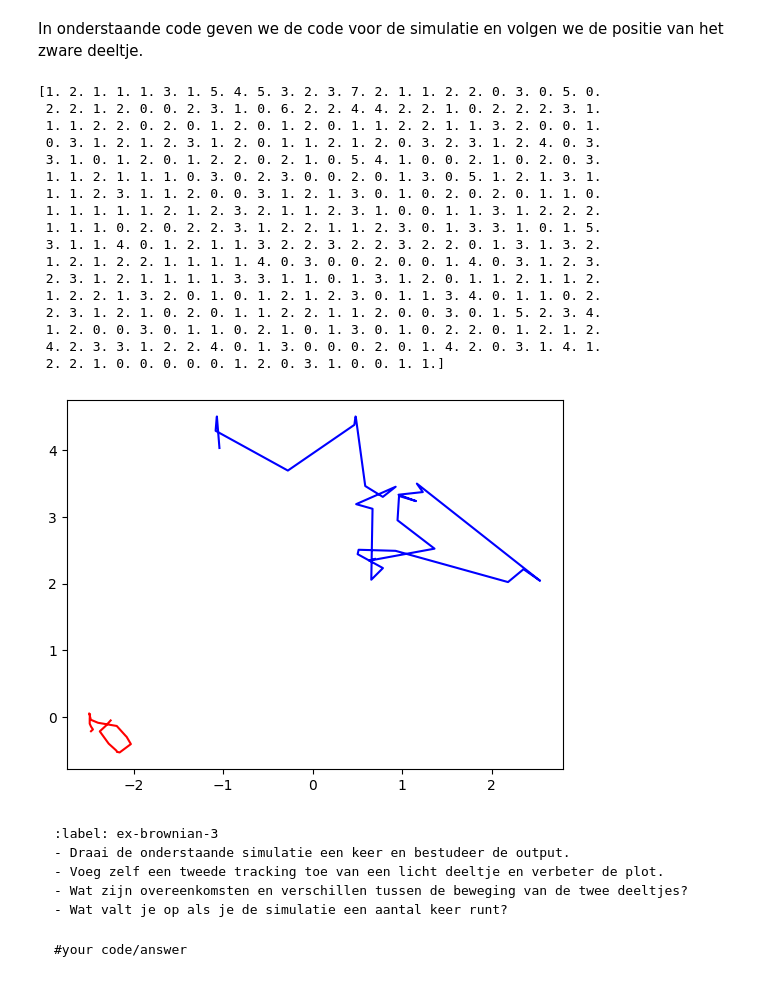
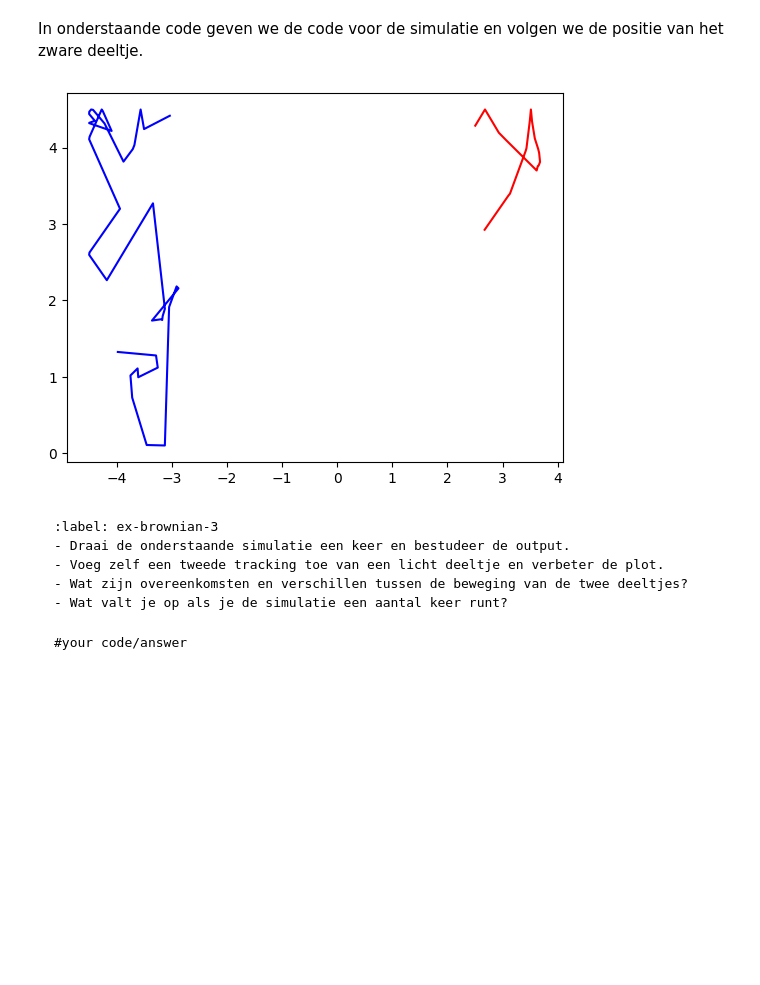
Before and after one commit to Toomab/warme-dynamica, a Jupyter notebook: Content/PySim/4_brownianmotion.ipynb, the cells around one changed output. Saved outputs shown, nothing was run; the diff lists cells and outputs as text; code cells hidden in the pictures; blank space fills up the shorter version.

````diff
--- a/Content/PySim/4_brownianmotion.ipynb
+++ b/Content/PySim/4_brownianmotion.ipynb
@@ -173,66 +175,40 @@ track_y = []
 track_x1 = []
 track_y1 = []
 
 #your code/answer
 
 #your code/answer
 
 #your code/answer
 t = 400
 
-# for i in range(t+1):
-# #your code/answer
+for i in range(t+1):
+#your code/answer
 
-#     for p in particles:
-#         p.update_position()    # Update positie
-#         p.boxcollision()         # Wandbotsing werkt per deeltje
+    for p in particles:
+        p.update_position()    # Update positie
+        p.boxcollision()         # Wandbotsing werkt per deeltje
 
-#     handle_collisions(particles)
-collision_counts = np.zeros(t+1)
-
-for step in range(t+1):
-    for p in particles:
-        p.update_position()
-        p.boxcollision()
-
-    collision_counts[step] = handle_collisions(particles)
+    handle_collisions(particles)
 
 #your code/answer
 
     track_x.append(particles[N-1].r[0])
     track_y.append(particles[N-1].r[1])
     track_x1.append(particles[0].r[0])
     track_y1.append(particles[0].r[1])
 
 #your code/answer
-print(collision_counts)
 
 plt.figure()
 plt.plot(track_x,track_y,'r')
 plt.plot(track_x1,track_y1,'b')
 plt.show()
 
 #het lichte deeltje legt meestal meer afstand af, en die baan heeft scherpere hoeken omdat die meer door botsingen wordt beinvloed
 #het valt me op hoe weinig ze in aanraking komen met elkaar (maar eens in de 20 keer dat ik het run)
 # %% [output]
-[1. 2. 1. 1. 1. 3. 1. 5. 4. 5. 3. 2. 3. 7. 2. 1. 1. 2. 2. 0. 3. 0. 5. 0.
- 2. 2. 1. 2. 0. 0. 2. 3. 1. 0. 6. 2. 2. 4. 4. 2. 2. 1. 0. 2. 2. 2. 3. 1.
- 1. 1. 2. 2. 0. 2. 0. 1. 2. 0. 1. 2. 0. 1. 1. 2. 2. 1. 1. 3. 2. 0. 0. 1.
- 0. 3. 1. 2. 1. 2. 3. 1. 2. 0. 1. 1. 2. 1. 2. 0. 3. 2. 3. 1. 2. 4. 0. 3.
- 3. 1. 0. 1. 2. 0. 1. 2. 2. 0. 2. 1. 0. 5. 4. 1. 0. 0. 2. 1. 0. 2. 0. 3.
- 1. 1. 2. 1. 1. 1. 0. 3. 0. 2. 3. 0. 0. 2. 0. 1. 3. 0. 5. 1. 2. 1. 3. 1.
- 1. 1. 2. 3. 1. 1. 2. 0. 0. 3. 1. 2. 1. 3. 0. 1. 0. 2. 0. 2. 0. 1. 1. 0.
- 1. 1. 1. 1. 1. 2. 1. 2. 3. 2. 1. 1. 2. 3. 1. 0. 0. 1. 1. 3. 1. 2. 2. 2.
- 1. 1. 1. 0. 2. 0. 2. 2. 3. 1. 2. 2. 1. 1. 2. 3. 0. 1. 3. 3. 1. 0. 1. 5.
- 3. 1. 1. 4. 0. 1. 2. 1. 1. 3. 2. 2. 3. 2. 2. 3. 2. 2. 0. 1. 3. 1. 3. 2.
- 1. 2. 1. 2. 2. 1. 1. 1. 1. 4. 0. 3. 0. 0. 2. 0. 0. 1. 4. 0. 3. 1. 2. 3.
- 2. 3. 1. 2. 1. 1. 1. 1. 3. 3. 1. 1. 0. 1. 3. 1. 2. 0. 1. 1. 2. 1. 1. 2.
- 1. 2. 2. 1. 3. 2. 0. 1. 0. 1. 2. 1. 2. 3. 0. 1. 1. 3. 4. 0. 1. 1. 0. 2.
- 2. 3. 1. 2. 1. 0. 2. 0. 1. 1. 2. 2. 1. 1. 2. 0. 0. 3. 0. 1. 5. 2. 3. 4.
- 1. 2. 0. 0. 3. 0. 1. 1. 0. 2. 1. 0. 1. 3. 0. 1. 0. 2. 2. 0. 1. 2. 1. 2.
- 4. 2. 3. 3. 1. 2. 2. 4. 0. 1. 3. 0. 0. 0. 2. 0. 1. 4. 2. 0. 3. 1. 4. 1.
- 2. 2. 1. 0. 0. 0. 0. 0. 1. 2. 0. 3. 1. 0. 0. 1. 1.]
-[figure, old version]
+[figure, new version]
 # %% [markdown]
 ```{exercise} Brownian motion in beeld
 :label: ex-brownian-3
````
Also changed, not shown: parts of 2 cells of this notebook.
